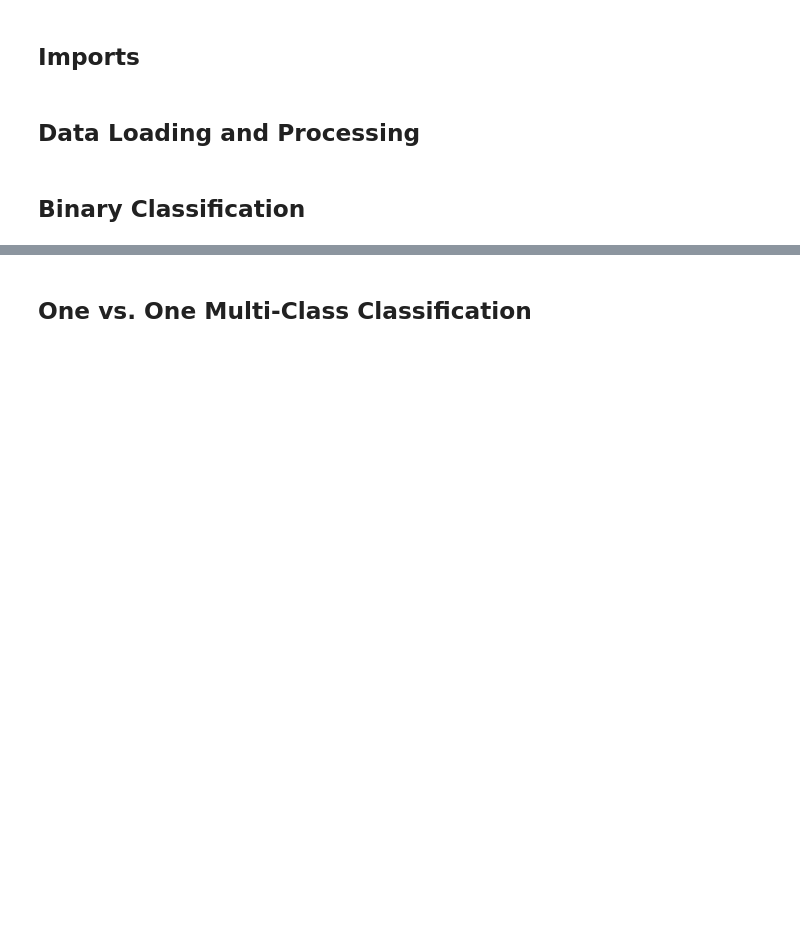
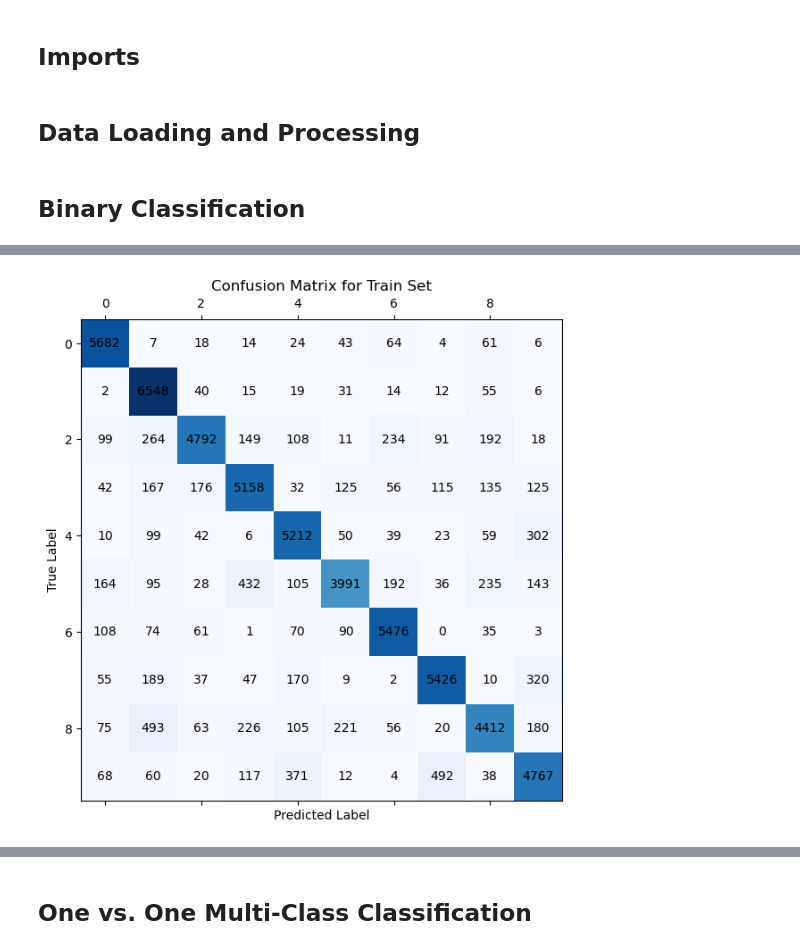
Before and after one commit to gnourtwerdna/ece174miniproject, a Jupyter notebook: data_analysis.ipynb, the cells around one changed output, grey strips where cells are left out. Drawn from its saved outputs; the diff is of its cells as text; code cells hidden in the pictures; blank space fills up the shorter version.

```diff
--- a/data_analysis.ipynb
+++ b/data_analysis.ipynb
@@ -48,0 +89,5 @@ AttributeError: 'LinearRegression' object has no attribute 'accuracy_score'
+# %%
+cm = util.confusion_matrix(y_train, y_pred_ovr_train, 10)
+util.plot_confusion_matrix(cm, 'Confusion Matrix for Train Set')
+# %% [output]
+[figure, added]
```
Also changed, not shown: parts of 68 cells of this notebook, 2 other files.
